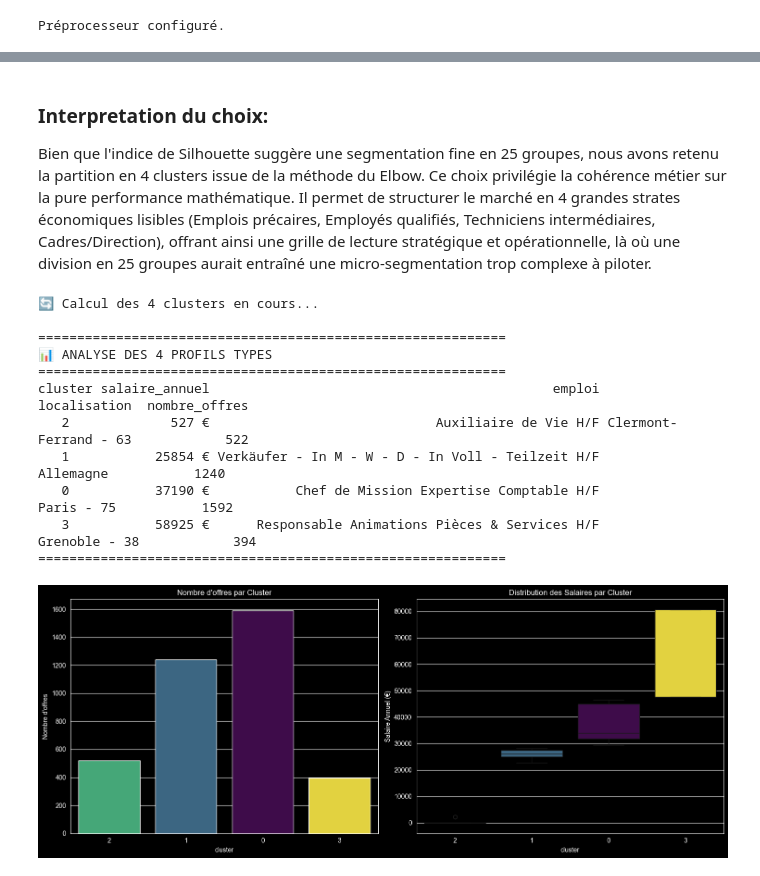
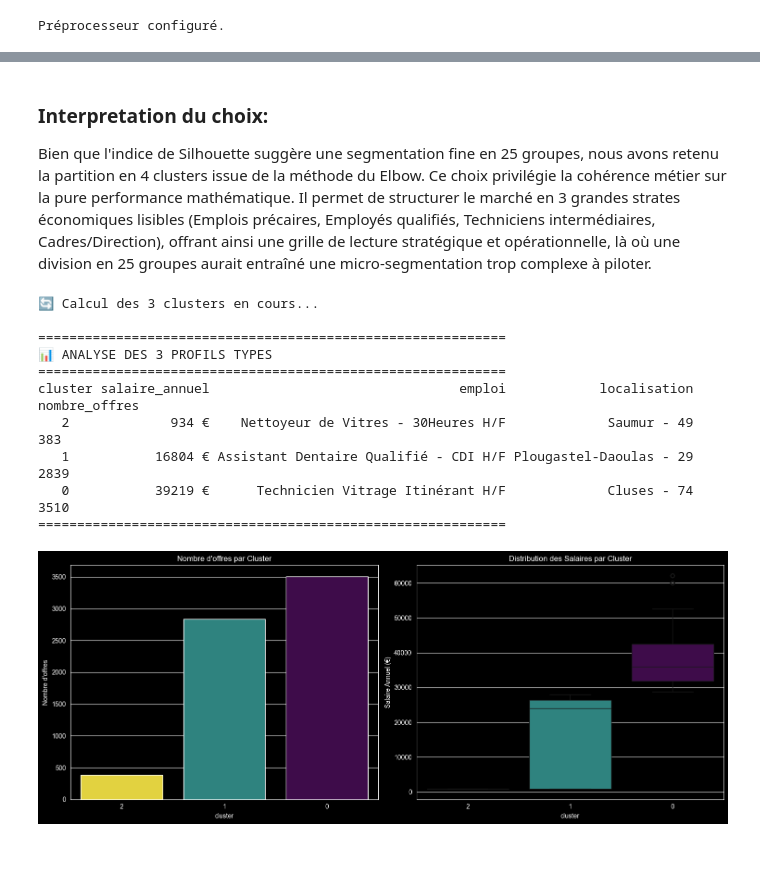
Before and after one commit to dhimooTn/BI-Project, a Jupyter notebook: ml/clustering/cluster.ipynb, the cells around one changed output, grey strips where cells are left out. Drawn from its saved outputs; the diff is of its cells as text; code cells hidden in the pictures.

```diff
--- a/ml/clustering/cluster.ipynb
+++ b/ml/clustering/cluster.ipynb
@@ -3,5 +6,5 @@ import pandas as pd
 # %%
-df=pd.read_csv('C:/Users/Manai/PycharmProjects/BI-Project/data/hellowork_etl.csv')
+df=pd.read_csv('C:/Projects/Project Bi/data/hellowork_etl.csv')
 df.info()
 # %% [output]
 <class 'pandas.core.frame.DataFrame'>
@@ -21,7 +24,22 @@ memory usage: 205.1+ KB
+# %%
+class FrequencyEncoder(BaseEstimator, TransformerMixin):
+    def __init__(self, columns):
+        self.columns = columns
+        self.freq_maps_ = {}
+
+    def fit(self, X, y=None):
+        X = pd.DataFrame(X, columns=self.columns)
+        for col in self.columns:
+            self.freq_maps_[col] = X[col].value_counts(normalize=True)
+        return self
+
+    def transform(self, X):
+        X = pd.DataFrame(X, columns=self.columns)
+        X_encoded = pd.DataFrame()
+        for col in self.columns:
+            X_encoded[col] = X[col].map(self.freq_maps_[col]).fillna(0)
+        return X_encoded.values
 # %%
-from sklearn.compose import ColumnTransformer
-from sklearn.preprocessing import OneHotEncoder, StandardScaler
-
 # 1. Définition des colonnes
 numeric_features = ["salaire_annuel"]
 binary_features = ["temps_travail", "categorie_salaire"]
@@ -30,13 +48,9 @@ categorical_features = ["emploi", "localisation"]
 # 2. Création du Transformateur
 preprocessor = ColumnTransformer(
     transformers=[
-        ("num", StandardScaler(), numeric_features),
-        ("cat", OneHotEncoder(
-            drop="first",
-            handle_unknown="ignore",
-            sparse_output=False
-        ), categorical_features),
-        ("bin", "passthrough", binary_features)
+        ("num", MinMaxScaler(), numeric_features),
+        ("cat", FrequencyEncoder(categorical_features), categorical_features),
+        ("bin", "passthrough", binary_features),
     ],
     remainder="drop"
 )
@@ -45,14 +59,10 @@ print("Préprocesseur configuré.")
 # %% [output]
 Préprocesseur configuré.
 # %%
-from sklearn.decomposition import PCA
 from sklearn.pipeline import Pipeline
 
-# 1. Création du Pipeline (Preprocessing + PCA)
-# n_components=0.95 : On garde 95% de l'information, on supprime le bruit
 pipeline_reduction = Pipeline([
-    ('preprocessor', preprocessor),
-    ('pca', PCA(n_components=0.95))
+    ('preprocessor', preprocessor)
 ])
 
 # 2. Application sur les données (Fit & Transform)
@@ -138,13 +148,13 @@ Test des clusters en cours...
 
 ### Interpretation du choix:
 
-Bien que l'indice de Silhouette suggère une segmentation fine en 25 groupes, nous avons retenu la partition en 4 clusters issue de la méthode du Elbow. Ce choix privilégie la cohérence métier sur la pure performance mathématique. Il permet de structurer le marché en 4 grandes strates économiques lisibles (Emplois précaires, Employés qualifiés, Techniciens intermédiaires, Cadres/Direction), offrant ainsi une grille de lecture stratégique et opérationnelle, là où une division en 25 groupes aurait entraîné une micro-segmentation trop complexe à piloter.
+Bien que l'indice de Silhouette suggère une segmentation fine en 25 groupes, nous avons retenu la partition en 4 clusters issue de la méthode du Elbow. Ce choix privilégie la cohérence métier sur la pure performance mathématique. Il permet de structurer le marché en 3 grandes strates économiques lisibles (Emplois précaires, Employés qualifiés, Techniciens intermédiaires, Cadres/Direction), offrant ainsi une grille de lecture stratégique et opérationnelle, là où une division en 25 groupes aurait entraîné une micro-segmentation trop complexe à piloter.
 # %%
 import seaborn as sns
 import matplotlib.pyplot as plt
 from sklearn.cluster import KMeans
 
-k_optimal = 4
+k_optimal = 3
 
 # 1. Calcul des Clusters
 print(f"🔄 Calcul des {k_optimal} clusters en cours...")
@@ -181,41 +191,40 @@ sns.countplot(
     x='cluster',
     hue='cluster',
     palette='viridis',
     ax=axes[0],
     order=summary['cluster'],
     legend=False
 )
 axes[0].set_title("Nombre d'offres par Cluster")
 axes[0].set_ylabel("Nombre d'offres")
 
 sns.boxplot(
     data=df,
     x='cluster',
     y='salaire_annuel',
     hue='cluster',
     palette='viridis',
     ax=axes[1],
     order=summary['cluster'],
     legend=False
 )
 axes[1].set_title("Distribution des Salaires par Cluster")
 axes[1].set_ylabel("Salaire Annuel (€)")
 
 plt.tight_layout()
 plt.show()
 # %% [output]
-🔄 Calcul des 4 clusters en cours...
+🔄 Calcul des 3 clusters en cours...
 
 ============================================================
-📊 ANALYSE DES 4 PROFILS TYPES
+📊 ANALYSE DES 3 PROFILS TYPES
 ============================================================
-cluster salaire_annuel                                            emploi          localisation  nombre_offres
-   2             527 €                             Auxiliaire de Vie H/F Clermont-Ferrand - 63            522
-   1           25854 € Verkäufer - In M - W - D - In Voll - Teilzeit H/F             Allemagne           1240
-   0           37190 €           Chef de Mission Expertise Comptable H/F            Paris - 75           1592
-   3           58925 €      Responsable Animations Pièces & Services H/F         Grenoble - 38            394
+cluster salaire_annuel                                emploi            localisation  nombre_offres
+   2             934 €    Nettoyeur de Vitres - 30Heures H/F             Saumur - 49            383
+   1           16804 € Assistant Dentaire Qualifié - CDI H/F Plougastel-Daoulas - 29           2839
+   0           39219 €      Technicien Vitrage Itinérant H/F             Cluses - 74           3510
 ============================================================
-[figure, old version]
+[figure, new version]
 # %%
 import matplotlib.pyplot as plt
 import seaborn as sns
```
Also changed, not shown: parts of 7 cells of this notebook, 6 other files.
